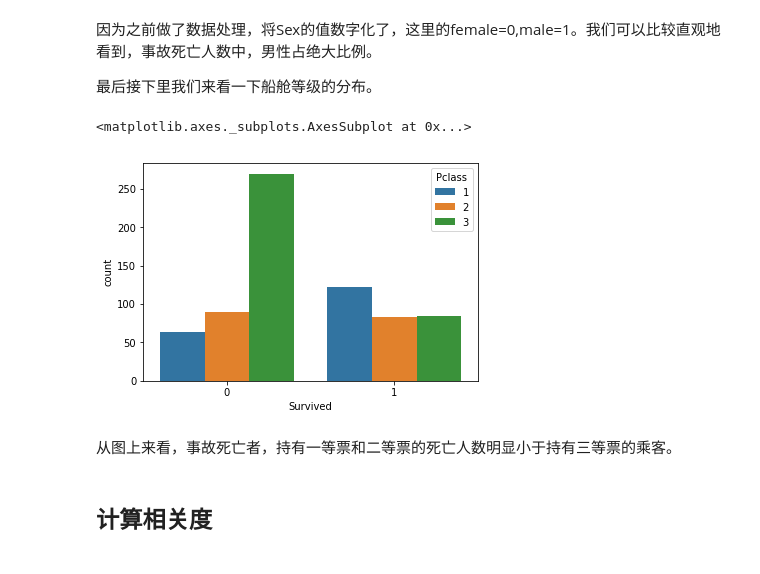
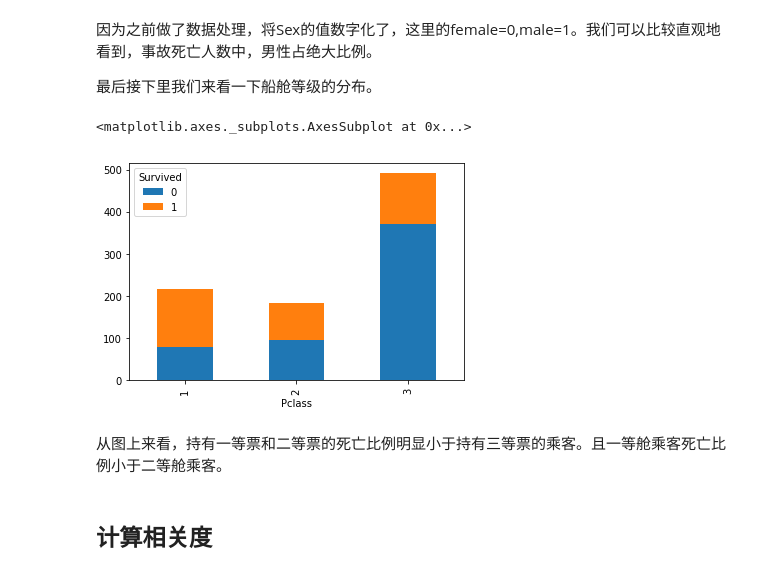
Before and after one commit to NaughtyFlame/Ud_ML, a Jupyter notebook: titanic/titanic_report.ipynb, the cells around one changed output. Saved outputs shown, nothing was run; the diff lists cells and outputs as text; code cells hidden in the pictures.

```diff
--- a/titanic/titanic_report.ipynb
+++ b/titanic/titanic_report.ipynb
@@ -156,13 +157,14 @@ sns.countplot('Survived', hue='Sex',data=titanic_without_missing_age)
 因为之前做了数据处理，将Sex的值数字化了，这里的female=0,male=1。我们可以比较直观地看到，事故死亡人数中，男性占绝大比例。
 
 最后接下里我们来看一下船舱等级的分布。
-# %%
-sns.countplot('Survived', hue='Pclass',data=titanic_without_missing_age)
-# %% [output]
-<matplotlib.axes._subplots.AxesSubplot at 0x...>
-[figure, removed]
-# %% [markdown]
-从图上来看，事故死亡者，持有一等票和二等票的死亡人数明显小于持有三等票的乘客。
+# %%
+titanic_pclass = titanic.groupby(['Pclass', 'Survived'])['Survived']
+titanic_pclass.count().unstack().plot(kind='bar', stacked='True')
+# %% [output]
+<matplotlib.axes._subplots.AxesSubplot at 0x...>
+[figure, added]
+# %% [markdown]
+从图上来看，持有一等票和二等票的死亡比例明显小于持有三等票的乘客。且一等舱乘客死亡比例小于二等舱乘客。
 # %% [markdown]
 ## 计算相关度
 # %%
```
Also changed, not shown: parts of 3 cells of this notebook.
